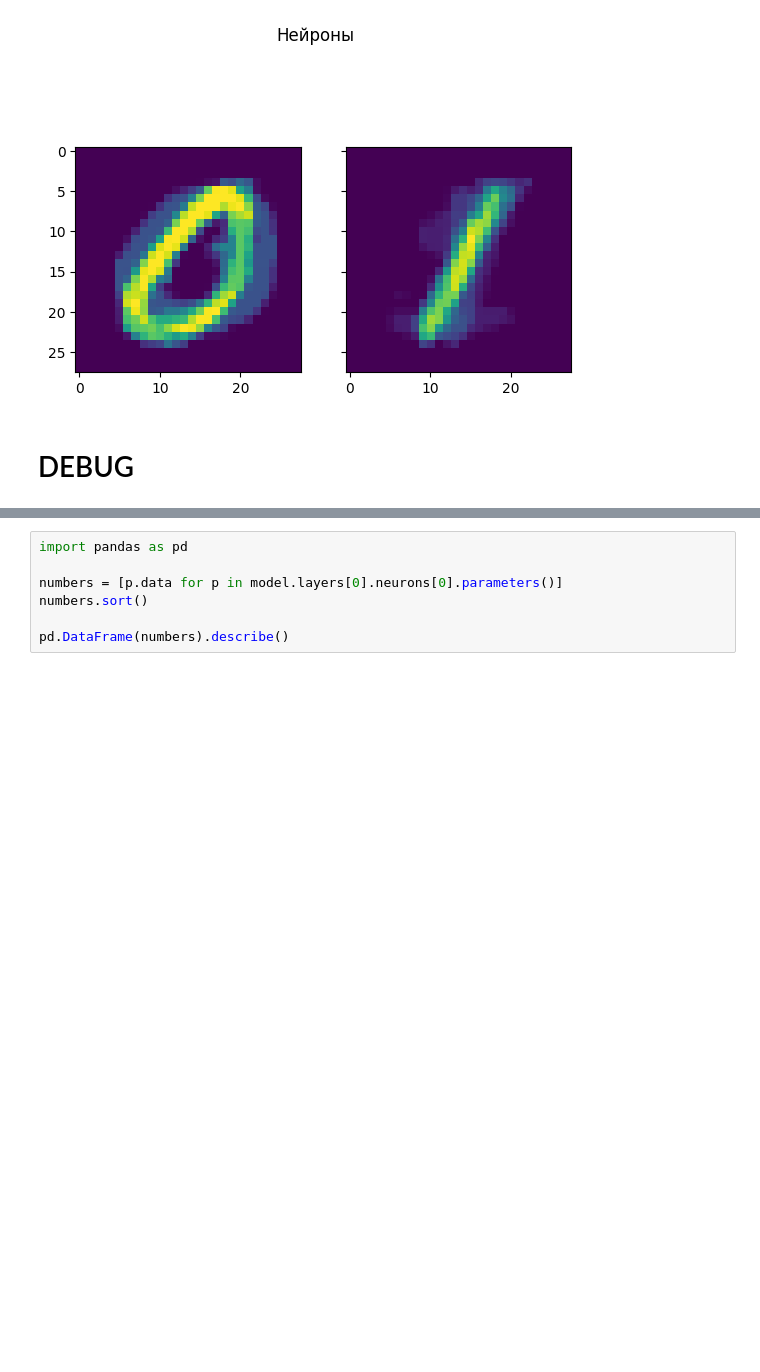
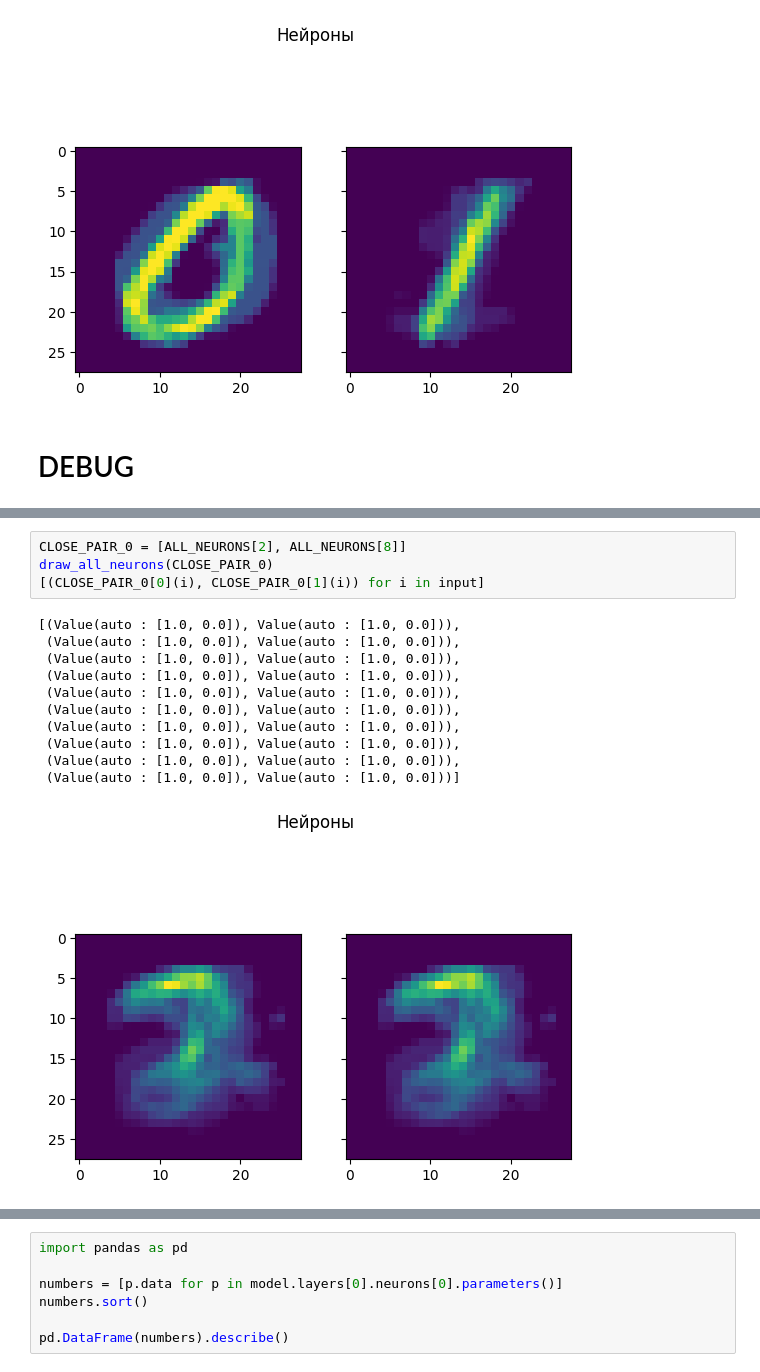
Before and after one commit to AndreyE/micrograd, a Jupyter notebook: mnist.ipynb, the cells around one changed output, grey strips where cells are left out. Saved outputs shown, nothing was run; the diff lists cells and outputs as text; blank space fills up the shorter version.

```diff
--- a/mnist.ipynb
+++ b/mnist.ipynb
@@ -412,0 +422,16 @@ final: loss 0.0, accuracy 100.0%
+# %%
+CLOSE_PAIR_0 = [ALL_NEURONS[2], ALL_NEURONS[8]]
+draw_all_neurons(CLOSE_PAIR_0)
+[(CLOSE_PAIR_0[0](i), CLOSE_PAIR_0[1](i)) for i in input]
+# %% [output]
+[(Value(auto : [1.0, 0.0]), Value(auto : [1.0, 0.0])),
+ (Value(auto : [1.0, 0.0]), Value(auto : [1.0, 0.0])),
+ (Value(auto : [1.0, 0.0]), Value(auto : [1.0, 0.0])),
+ (Value(auto : [1.0, 0.0]), Value(auto : [1.0, 0.0])),
+ (Value(auto : [1.0, 0.0]), Value(auto : [1.0, 0.0])),
+ (Value(auto : [1.0, 0.0]), Value(auto : [1.0, 0.0])),
+ (Value(auto : [1.0, 0.0]), Value(auto : [1.0, 0.0])),
+ (Value(auto : [1.0, 0.0]), Value(auto : [1.0, 0.0])),
+ (Value(auto : [1.0, 0.0]), Value(auto : [1.0, 0.0])),
+ (Value(auto : [1.0, 0.0]), Value(auto : [1.0, 0.0]))]
+[figure, added]
```
Also changed, not shown: parts of 5 cells of this notebook, 1 other file.
